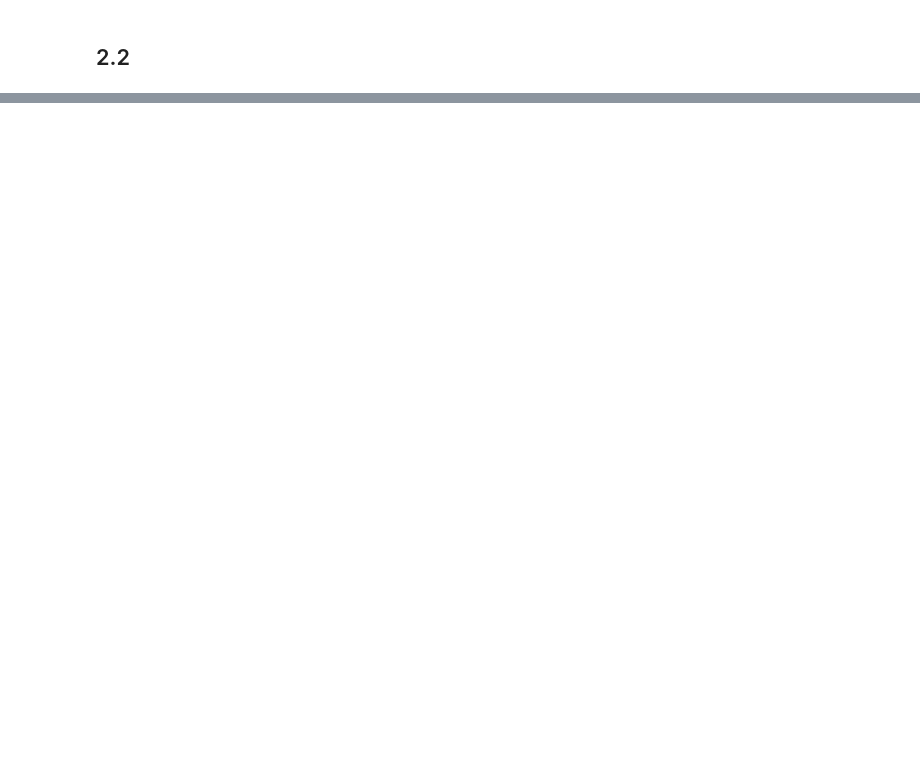
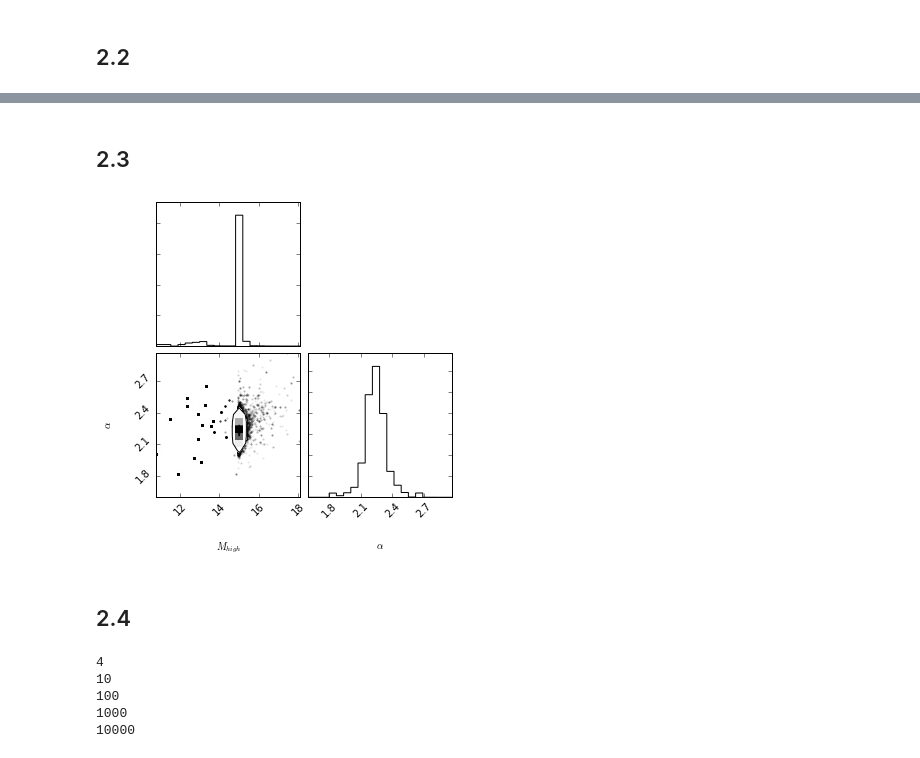
Before and after one commit to emolter/Ay250, a Jupyter notebook: HW2.ipynb, the cells around one changed output, grey strips where cells are left out. Cells and saved outputs as stored; diff of their text form; code cells hidden in the pictures; blank space fills up the shorter version.

```diff
--- a/HW2.ipynb
+++ b/HW2.ipynb
@@ -75,0 +94,73 @@ plt.show()
+# %% [markdown]
+## 2.3
+# %%
+#theta = [mmax,alpha]
+ndim, nwalkers = 2, 100
+
+def lnlike(theta,stars):
+    '''Integrated c analytically and took log
+    Now theta = [mmax,alpha]'''
+    mmin = 3.0
+    mmax = theta[0]
+    alpha = theta[1]
+    c = (1-alpha) / (mmax**(1-alpha) - mmin**(1-alpha))
+    lnlk = np.sum(np.log(c) - alpha*np.log(stars))
+    return lnlk
+
+def lnprior(theta,stars):
+    '''Flat prior for now.'''
+    if np.max(stars) < theta[0] < 100.0 and 1.0 < theta[1] < 5.0:
+        return 0.0
+    else:
+        return -np.inf
+
+def lnprob(theta,stars):
+    if np.isfinite(lnprior(theta,stars)):
+        return lnprior(theta,stars) + lnlike(theta,stars)
+    else:
+        return -np.inf
+
+thetaguess = np.asarray([15.0,2.35])
+def p0gen(thetaguess):
+    '''Takes in a guess at params, makes tiny ball of walkers around it
+    ensuring distance between walkers in each dimension is proportional
+    to the characteristic size scale'''
+    return np.add(np.multiply(1e-1*np.random.randn(len(thetaguess)),thetaguess),thetaguess)
+
+#randomize initial position of walkers
+p0 = [p0gen(thetaguess) for i in range(nwalkers)]
+
+sampler = emcee.EnsembleSampler(nwalkers, ndim, lnprob, args=[stars])
+sampler.run_mcmc(p0, 1000)
+
+fig = corner.corner(sampler.flatchain, labels=['$M_{high}$',r'$\alpha$'])
+plt.show()
+# %% [output]
+[figure, added]
+# %% [markdown]
+## 2.4
+# %%
+#generate some more fake data:
+alpha_list, sigalpha_list = [],[]
+Nlist = [4,10,100,1000,10000]
+for Nstars in Nlist:
+    print(Nstars)
+    stars = sample_dist(Nstars,dm,theta_true)
+
+    #and run it through the sampler
+    sampler = emcee.EnsembleSampler(nwalkers, ndim, lnprob, args=[stars])
+    sampler.run_mcmc(p0, 1000)
+
+    cutchain = sampler.chain[:,100:,:]
+    chainMmax = cutchain[:,:,0].flatten()
+    chainalpha = cutchain[:,:,1].flatten()
+
+    alpha, sigalpha = np.mean(chainalpha), np.mean(np.abs(chainalpha-np.mean(chainalpha)))
+    alpha_list.append(alpha)
+    sigalpha_list.append(sigalpha)
+# %% [output]
+4
+10
+100
+1000
+10000
```
Also changed, not shown: parts of 28 cells of this notebook.
